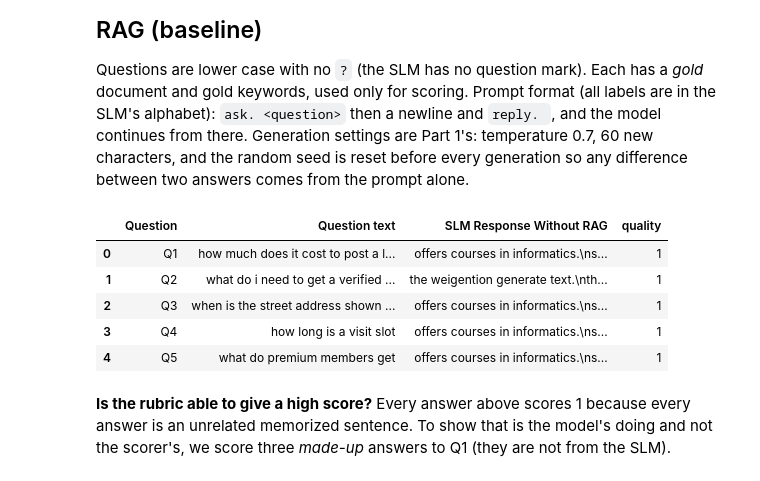
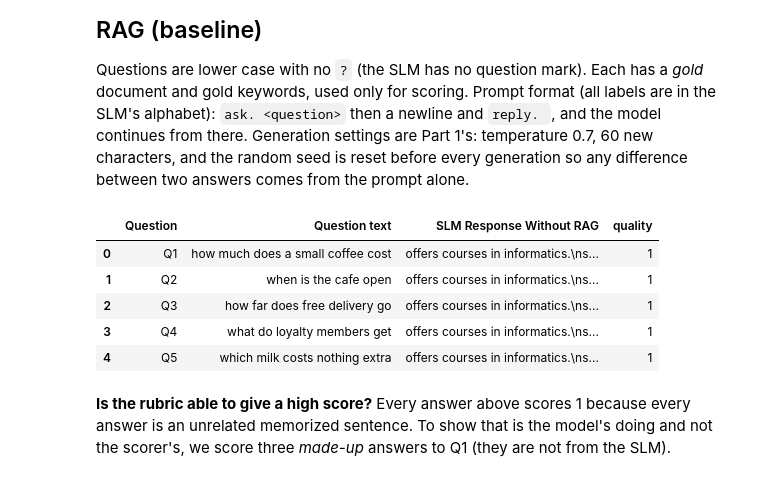
Before and after one commit to SurutheJ/2_Unleased, a Jupyter notebook: llm-test/a7-rag/a7_rag_with_slm.ipynb, the cells around one changed output. Cells and saved outputs as stored; diff of their text form; code cells hidden in the pictures.

```diff
--- a/llm-test/a7-rag/a7_rag_with_slm.ipynb
+++ b/llm-test/a7-rag/a7_rag_with_slm.ipynb
@@ -258,13 +258,13 @@ Eight short documents about a made-up *Unleased* sublease service (prices, refun
 # %%
 KB = pd.DataFrame([
-    {"doc_id": "doc01", "topic": "verification", "text": "a verified student badge needs a valid edu email address."},
-    {"doc_id": "doc02", "topic": "pricing",      "text": "browsing listings is free and posting a listing costs ten dollars a month."},
-    {"doc_id": "doc03", "topic": "refunds",      "text": "refunds are given within seven days if a listing is removed by mistake."},
-    {"doc_id": "doc04", "topic": "visits",       "text": "a visit slot lasts one hour and each slot can be booked by one renter."},
-    {"doc_id": "doc05", "topic": "privacy",      "text": "the street address stays hidden until the lister accepts a renter."},
-    {"doc_id": "doc06", "topic": "membership",   "text": "premium members get early alerts for new listings near campus."},
-    {"doc_id": "doc07", "topic": "favorites",    "text": "renters can save listings to a favorites list and compare them later."},
-    {"doc_id": "doc08", "topic": "support",      "text": "support answers messages on weekdays from nine to five through the help page."},
+    {"doc_id": "doc01", "topic": "hours",    "text": "the cafe is open from seven in the morning until six in the evening."},
+    {"doc_id": "doc02", "topic": "pricing",  "text": "a small coffee costs three dollars and a large coffee costs four dollars."},
+    {"doc_id": "doc03", "topic": "refunds",  "text": "a drink that tastes wrong is replaced for free within one day."},
+    {"doc_id": "doc04", "topic": "loyalty",  "text": "loyalty members get a free drink after ten visits."},
+    {"doc_id": "doc05", "topic": "delivery", "text": "delivery is free for homes within two miles of the cafe."},
+    {"doc_id": "doc06", "topic": "milk",     "text": "oat milk and soy milk cost nothing extra."},
+    {"doc_id": "doc07", "topic": "wifi",     "text": "free wifi is offered to every customer who orders a drink."},
+    {"doc_id": "doc08", "topic": "pets",     "text": "dogs are welcome on the patio but not inside the cafe."},
 ])
 
 # Compatibility with the SLM's character-level tokenizer, and separation from the training data
@@ -295,11 +295,11 @@ Characters per document: [57, 74, 71, 70, 66, 62, 69, 77] | model context window
 Questions are lower case with no `?` (the SLM has no question mark). Each has a *gold* document and gold keywords, used only for scoring. Prompt format (all labels are in the SLM's alphabet): `ask. <question>` then a newline and `reply. `, and the model continues from there. Generation settings are Part 1's: temperature 0.7, 60 new characters, and the random seed is reset before every generation so any difference between two answers comes from the prompt alone.
 # %%
 QUESTIONS = pd.DataFrame([
-    {"qid": "Q1", "question": "how much does it cost to post a listing",       "gold_doc": "doc02", "gold_keywords": ["ten", "dollars", "month"]},
-    {"qid": "Q2", "question": "what do i need to get a verified badge",        "gold_doc": "doc01", "gold_keywords": ["edu", "email"]},
-    {"qid": "Q3", "question": "when is the street address shown to a renter",  "gold_doc": "doc05", "gold_keywords": ["accepts", "lister"]},
-    {"qid": "Q4", "question": "how long is a visit slot",                      "gold_doc": "doc04", "gold_keywords": ["one", "hour"]},
-    {"qid": "Q5", "question": "what do premium members get",                   "gold_doc": "doc06", "gold_keywords": ["early", "alerts"]},
+    {"qid": "Q1", "question": "how much does a small coffee cost",   "gold_doc": "doc02", "gold_keywords": ["three", "dollars"]},
+    {"qid": "Q2", "question": "when is the cafe open",               "gold_doc": "doc01", "gold_keywords": ["seven", "morning"]},
+    {"qid": "Q3", "question": "how far does free delivery go",       "gold_doc": "doc05", "gold_keywords": ["two", "miles"]},
+    {"qid": "Q4", "question": "what do loyalty members get",         "gold_doc": "doc04", "gold_keywords": ["free", "drink", "ten"]},
+    {"qid": "Q5", "question": "which milk costs nothing extra",      "gold_doc": "doc06", "gold_keywords": ["oat", "soy"]},
 ])
 assert all(set(q) <= set(stoi) for q in QUESTIONS.question), "a question uses characters the SLM cannot encode"
 GOLD = dict(zip(KB.doc_id, KB.text))
@@ -318,38 +318,38 @@ def answer(prompt):
 # We cannot hand-grade 45 answers fairly, so the score is a transparent formula. Read the answers too.
 #   factual accuracy (50%): share of the gold keywords that appear in the response
 #   relevance        (30%): share of the response's content words that come from the question or the gold document
 #   support          (20%): share of the response's content words that appear in the retrieved documents
 #   score = round(1 + 9 * (0.5 * accuracy + 0.3 * relevance + 0.2 * support)), so an answer that has nothing right scores 1.
 STOP = set("the a an is are to of and in for if it do i what how when does get can be by on or that this with from at as each".split())
 def words(s): return re.findall(r"[a-z]+", s.lower())
 def content(s): return {w for w in words(s) if w not in STOP}
 
 def score(response, row, retrieved_text):
     resp_words, resp_content = set(words(response)), content(response)
     accuracy = sum(k in resp_words for k in row.gold_keywords) / len(row.gold_keywords)
     relevant_pool = content(row.question) | content(row.gold_answer)
     relevance = len(resp_content & relevant_pool) / max(1, len(resp_content))
     support = len(resp_content & content(retrieved_text)) / max(1, len(resp_content))
     raw = 0.5 * accuracy + 0.3 * relevance + 0.2 * support
     return {"accuracy": round(accuracy, 2), "relevance": round(relevance, 2), "support": round(support, 2),
             "quality": int(max(1, min(10, round(1 + 9 * raw))))}
 
 rows = []
 for r in QUESTIONS.itertuples():
     prompt = f"ask. {r.question}\nreply. "
     resp = answer(prompt)
     rows.append({"Question": r.qid, "Question text": r.question, "SLM Response Without RAG": resp,
                  **score(resp, r, ""), "Gold answer": r.gold_answer})
 baseline = pd.DataFrame(rows)
 baseline.to_csv("baseline_no_rag.csv", index=False)
 baseline[["Question", "Question text", "SLM Response Without RAG", "quality"]]
 # %% [output]
 |  | Question | Question text | SLM Response Without RAG | quality |
-| 0 | Q1 | how much does it cost to post a l... | offers courses in informatics.\ns... | 1 |
-| 1 | Q2 | what do i need to get a verified ... | the weigention generate text.\nth... | 1 |
-| 2 | Q3 | when is the street address shown ... | offers courses in informatics.\ns... | 1 |
-| 3 | Q4 | how long is a visit slot | offers courses in informatics.\ns... | 1 |
-| 4 | Q5 | what do premium members get | offers courses in informatics.\ns... | 1 |
+| 0 | Q1 | how much does a small coffee cost | offers courses in informatics.\ns... | 1 |
+| 1 | Q2 | when is the cafe open | offers courses in informatics.\ns... | 1 |
+| 2 | Q3 | how far does free delivery go | offers courses in informatics.\ns... | 1 |
+| 3 | Q4 | what do loyalty members get | offers courses in informatics.\ns... | 1 |
+| 4 | Q5 | which milk costs nothing extra | offers courses in informatics.\ns... | 1 |
 # %% [markdown]
 **Is the rubric able to give a high score?** Every answer above scores 1 because every answer is an unrelated memorized sentence. To show that is the model's doing and not the scorer's, we score three *made-up* answers to Q1 (they are not from the SLM).
 # %%
```
Also changed, not shown: parts of 8 cells of this notebook, 19 other files.
